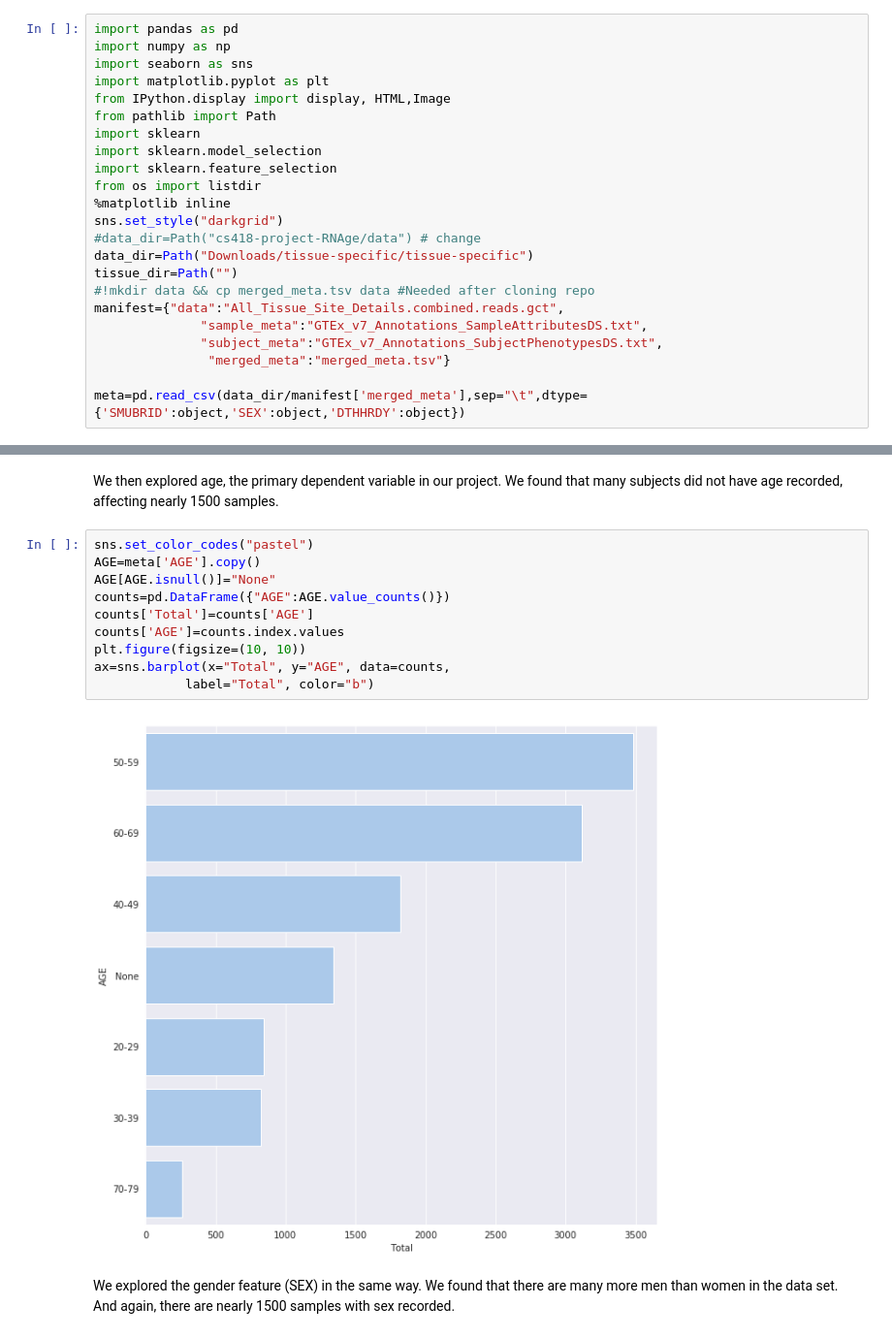
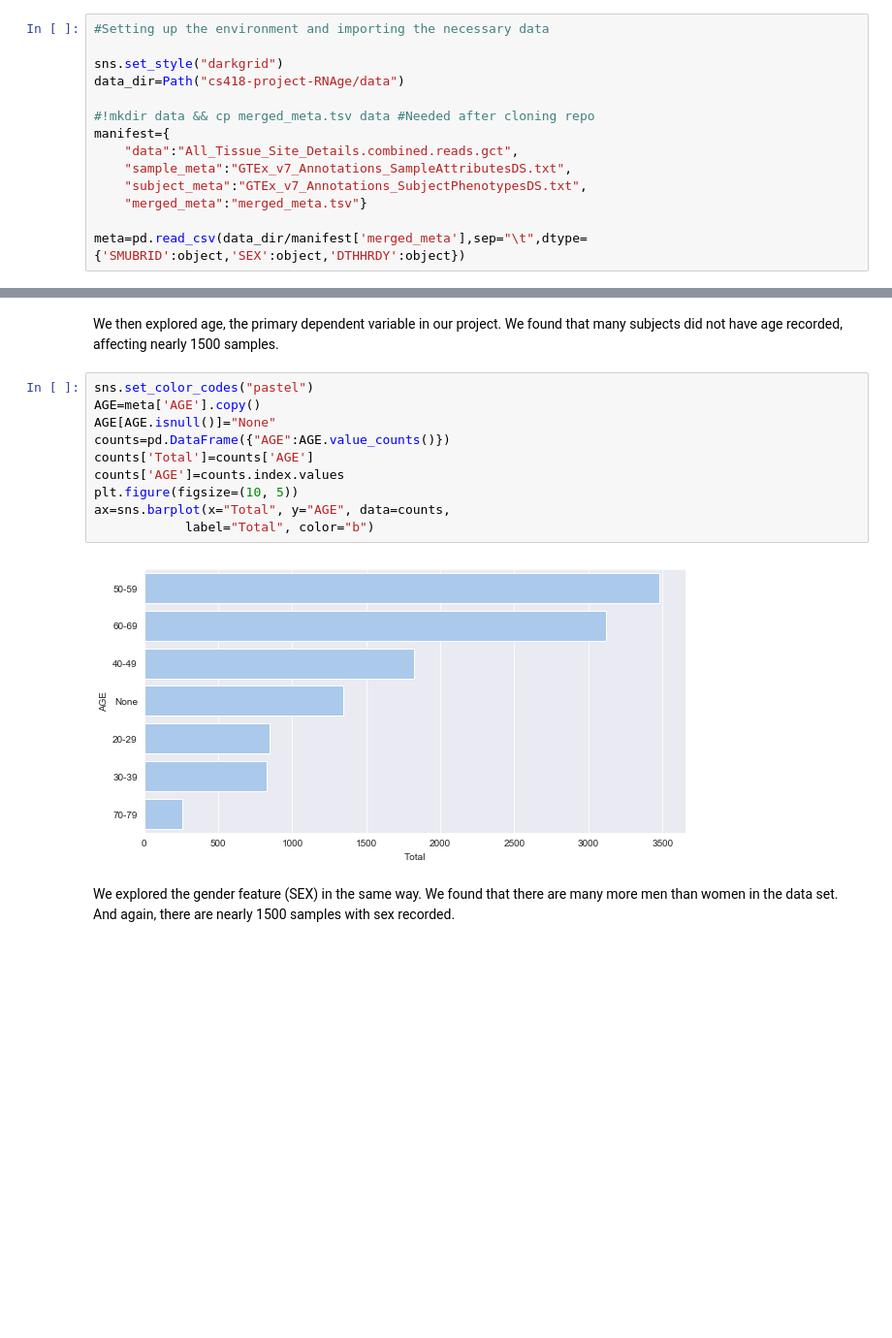
Before and after one commit to edgeslab/cs418-project-RNAge, a Jupyter notebook: Progress_Report.ipynb, the cells around one changed output, grey strips where cells are left out. Shown at 97% size. Drawn from its saved outputs; the diff is of its cells as text; blank space fills up the shorter version.

```diff
--- a/Progress_Report.ipynb
+++ b/Progress_Report.ipynb
@@ -3,24 +18,15 @@
 # %%
-import pandas as pd
-import numpy as np
-import seaborn as sns
-import matplotlib.pyplot as plt
-from IPython.display import display, HTML,Image
-from pathlib import Path
-import sklearn
-import sklearn.model_selection
-import sklearn.feature_selection
-from os import listdir
-%matplotlib inline
+#Setting up the environment and importing the necessary data
+
 sns.set_style("darkgrid")
-#data_dir=Path("cs418-project-RNAge/data") # change
-data_dir=Path("Downloads/tissue-specific/tissue-specific")
-tissue_dir=Path("")
+data_dir=Path("cs418-project-RNAge/data")
+
 #!mkdir data && cp merged_meta.tsv data #Needed after cloning repo
-manifest={"data":"All_Tissue_Site_Details.combined.reads.gct",
-              "sample_meta":"GTEx_v7_Annotations_SampleAttributesDS.txt",
-              "subject_meta":"GTEx_v7_Annotations_SubjectPhenotypesDS.txt",
-               "merged_meta":"merged_meta.tsv"}
+manifest={
+    "data":"All_Tissue_Site_Details.combined.reads.gct",
+    "sample_meta":"GTEx_v7_Annotations_SampleAttributesDS.txt",
+    "subject_meta":"GTEx_v7_Annotations_SubjectPhenotypesDS.txt",
+    "merged_meta":"merged_meta.tsv"}
 
 meta=pd.read_csv(data_dir/manifest['merged_meta'],sep="\t",dtype={'SMUBRID':object,'SEX':object,'DTHHRDY':object})
 # %% [markdown]
@@ -228,15 +239,15 @@ We then explored age, the primary dependent variable in our project. We found th
 # %%
 sns.set_color_codes("pastel")
 AGE=meta['AGE'].copy()
 AGE[AGE.isnull()]="None"
 counts=pd.DataFrame({"AGE":AGE.value_counts()})
 counts['Total']=counts['AGE']
 counts['AGE']=counts.index.values
-plt.figure(figsize=(10, 10))
+plt.figure(figsize=(10, 5))
 ax=sns.barplot(x="Total", y="AGE", data=counts,
             label="Total", color="b")
 # %% [output]
-[figure, old version]
+[figure, new version]
 # %% [markdown]
 We explored the gender feature (SEX) in the same way. We found that there are many more men than women in the data set. And again, there are nearly 1500 samples with sex recorded.
 # %%
```
Also changed, not shown: parts of 5 cells of this notebook.
